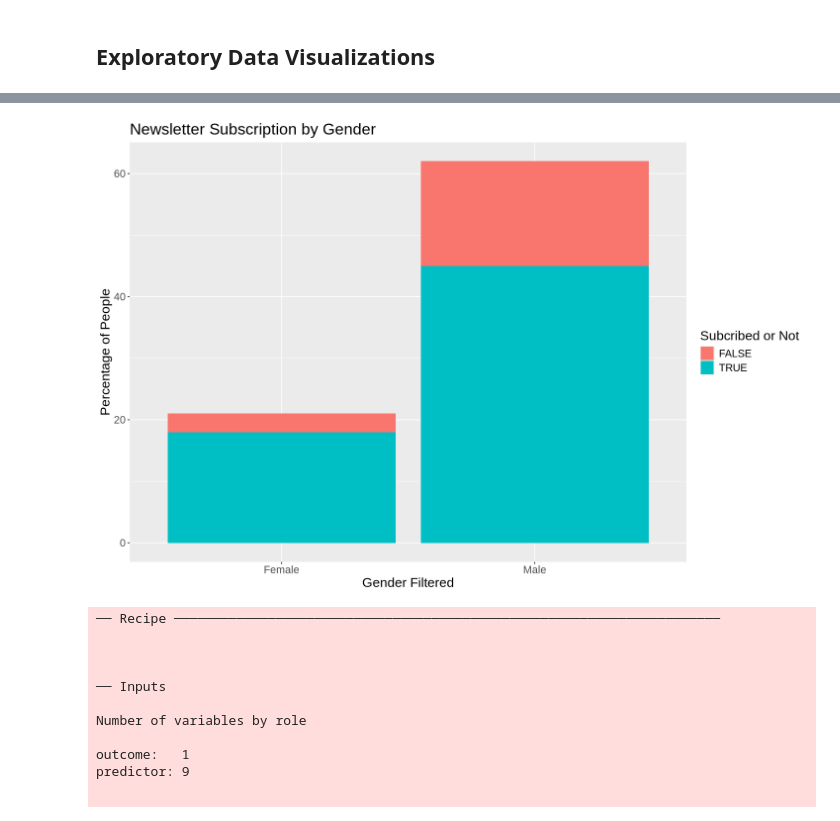
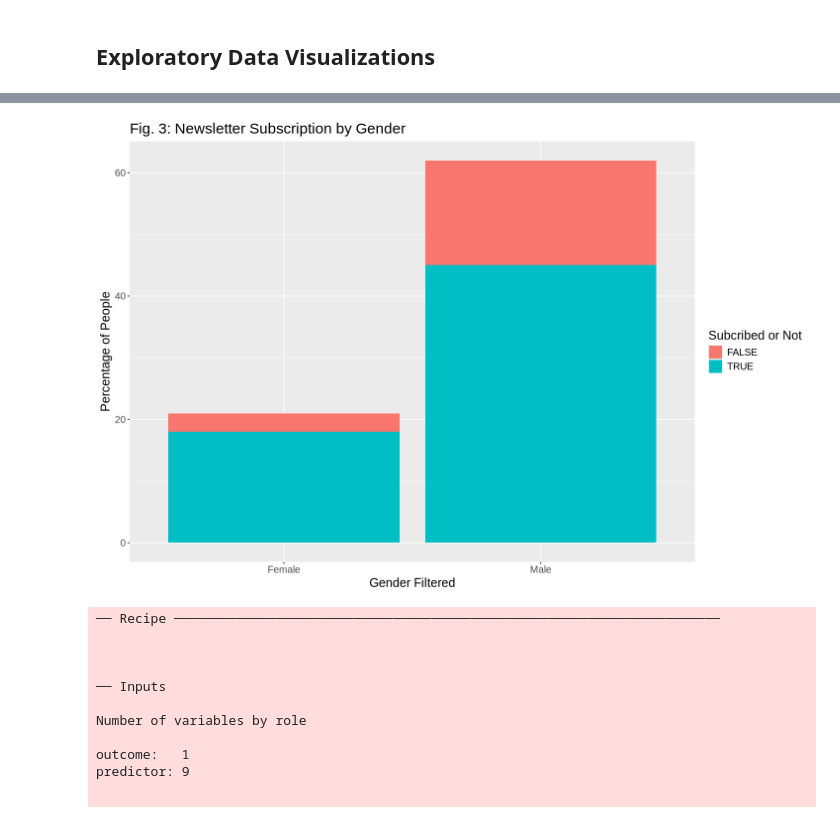
Before and after one commit to TW963/DSCI-100-Group-Project, a Jupyter notebook: Group15File.ipynb, the cells around one changed output, grey strips where cells are left out. Cells and saved outputs as stored; diff of their text form; code cells hidden in the pictures.

```diff
--- a/Group15File.ipynb
+++ b/Group15File.ipynb
@@ -147,13 +147,13 @@ experience_prop_subscribe
 # %%
 gender_prop_subscribe <- players |>
 filter(gender==c("Female", "Male")) |>
 ggplot(aes(x=gender, fill=subscribe))+
 geom_bar(position="stack")+
-labs(x="Gender Filtered", y="Percentage of People", fill = "Subcribed or Not", title="Newsletter Subscription by Gender")+
-theme(text=element_text(size=16))
+labs(x="Gender Filtered", y="Percentage of People", fill = "Subcribed or Not", title="Fig. 3: Newsletter Subscription by Gender")+
+theme(text=element_text(size=15))
 gender_prop_subscribe
 # %% [output]
-[figure, old version]
+[figure, new version]
 # %%
 set.seed(1)
 players_split <- initial_split(players_wrangled, prop=0.7, strat=subscribe)
```
Also changed, not shown: parts of 5 cells of this notebook.
